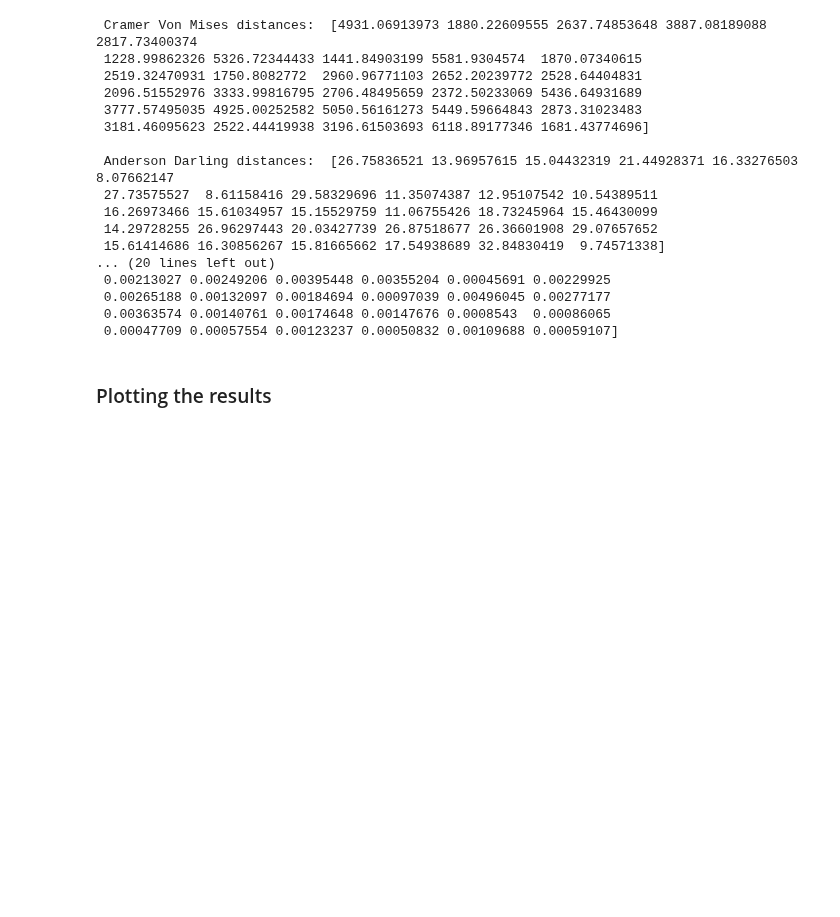
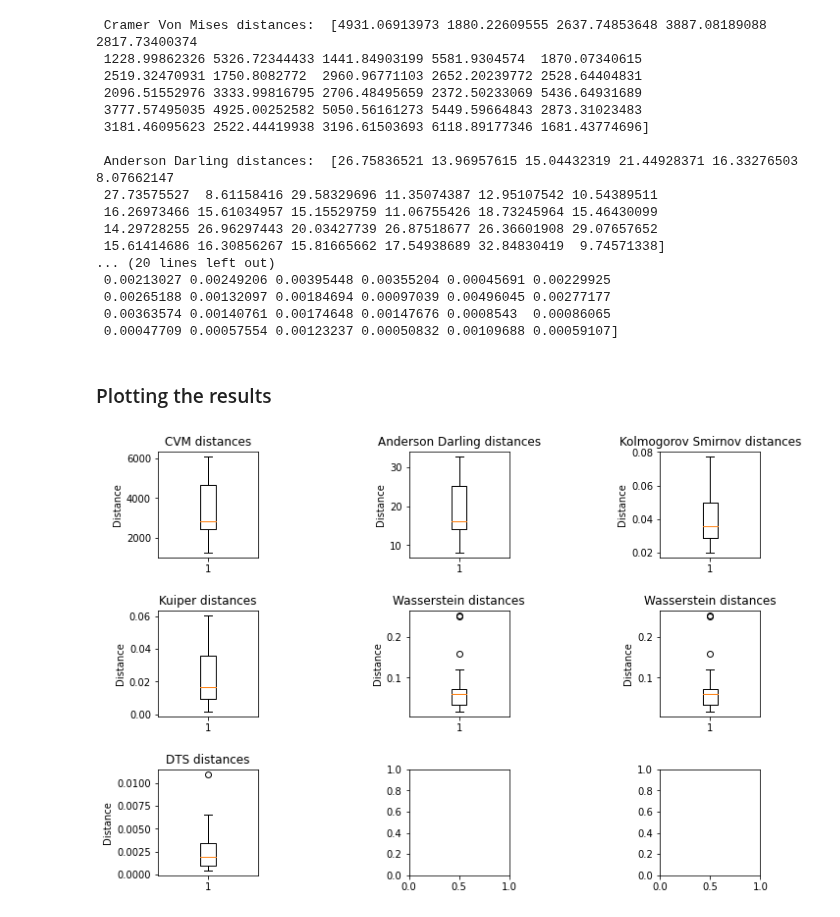
Before and after one commit to ISorokos/SafeML, a Jupyter notebook: Implementation_in_Python/CICIDS2017_Security_Data/Security_CICIDS2017_v1.ipynb, the cells around one changed output. Saved outputs shown, nothing was run; the diff lists cells and outputs as text; code cells hidden in the pictures; blank space fills up the shorter version.

Commit message:
Add some sample test plots using matlib.pyplot

```diff
--- a/Implementation_in_Python/CICIDS2017_Security_Data/Security_CICIDS2017_v1.ipynb
+++ b/Implementation_in_Python/CICIDS2017_Security_Data/Security_CICIDS2017_v1.ipynb
@@ -729,3 +729,43 @@ print("\n DTS distances: ", DTS_distances)
  0.00047709 0.00057554 0.00123237 0.00050832 0.00109688 0.00059107]
 # %% [markdown]
 ### Plotting the results
+# %%
+#data = [CVM_distances]
+#fig1, ax1 = plt.subplots()
+#ax1.set_title('Statistical distance measures, Boxplot')
+#ax1.boxplot(data)
+fig, axs = plt.subplots(3, 3)
+
+axs[0, 0].boxplot(CVM_distances)
+axs[0, 0].set_title('CVM distances')
+axs[0, 0].set_ylabel("Distance")
+
+axs[0, 1].boxplot(Anderson_Darling_distances)
+axs[0, 1].set_title('Anderson Darling distances')
+axs[0, 1].set_ylabel("Distance")
+
+axs[0, 2].boxplot(Kolmogorov_Smirnov_distances)
+axs[0, 2].set_title('Kolmogorov Smirnov distances')
+axs[0, 2].set_ylabel("Distance")
+
+axs[1, 0].boxplot(Kuiper_distances)
+axs[1, 0].set_title("Kuiper distances")
+axs[1, 0].set_ylabel("Distance")
+
+axs[1, 1].boxplot(Wasserstein_distances)
+axs[1, 1].set_title("Wasserstein distances")
+axs[1, 1].set_ylabel("Distance")
+
+axs[1, 2].boxplot(Wasserstein_distances)
+axs[1, 2].set_title("Wasserstein distances")
+axs[1, 2].set_ylabel("Distance")
+
+axs[2, 0].boxplot(DTS_distances)
+axs[2, 0].set_title("DTS distances")
+axs[2, 0].set_ylabel("Distance")
+
+fig.subplots_adjust(left=0.08, right=1.5, bottom=0.0005, top=1.5, hspace=0.5, wspace=1.5)
+
+plt.show()
+# %% [output]
+[figure, added]
```
